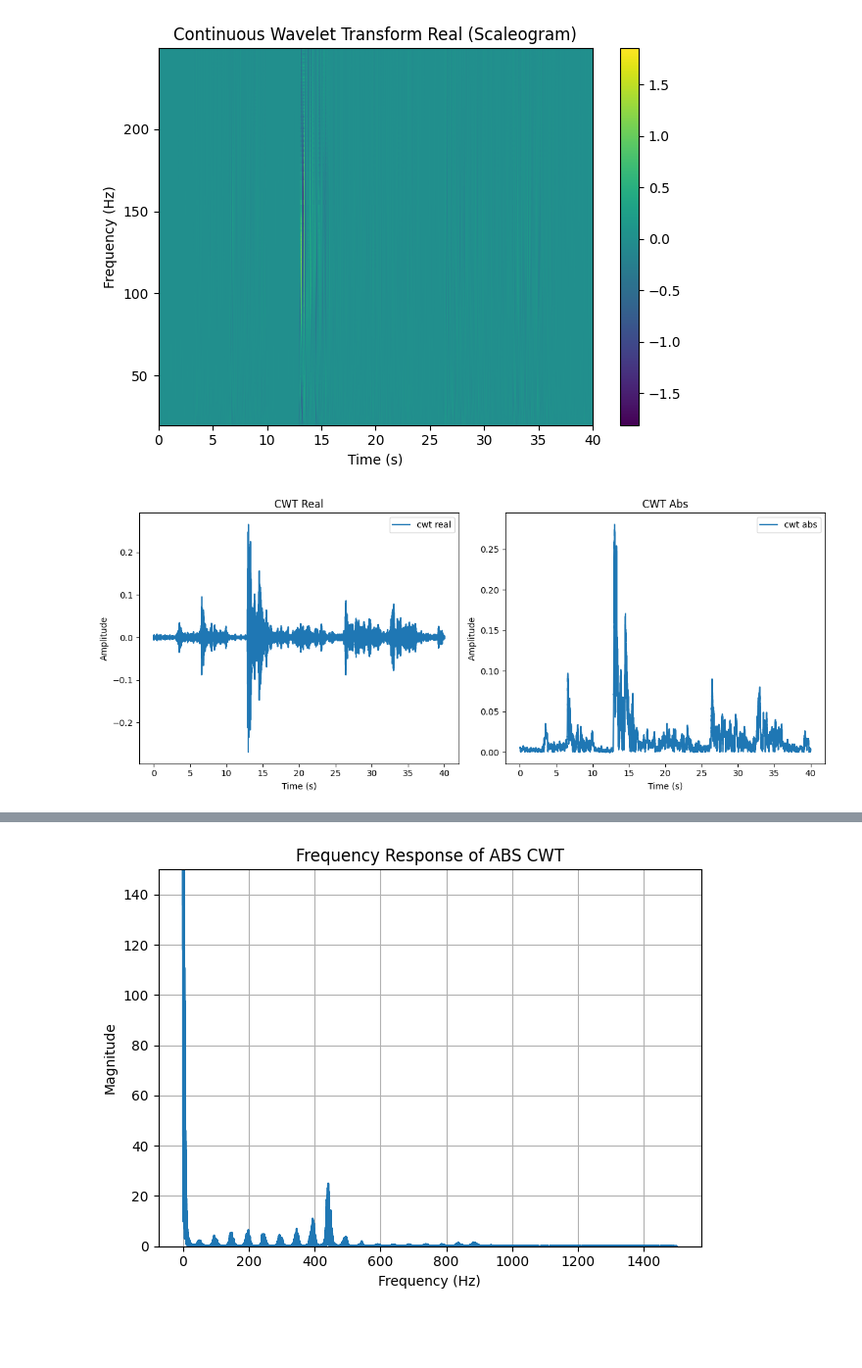
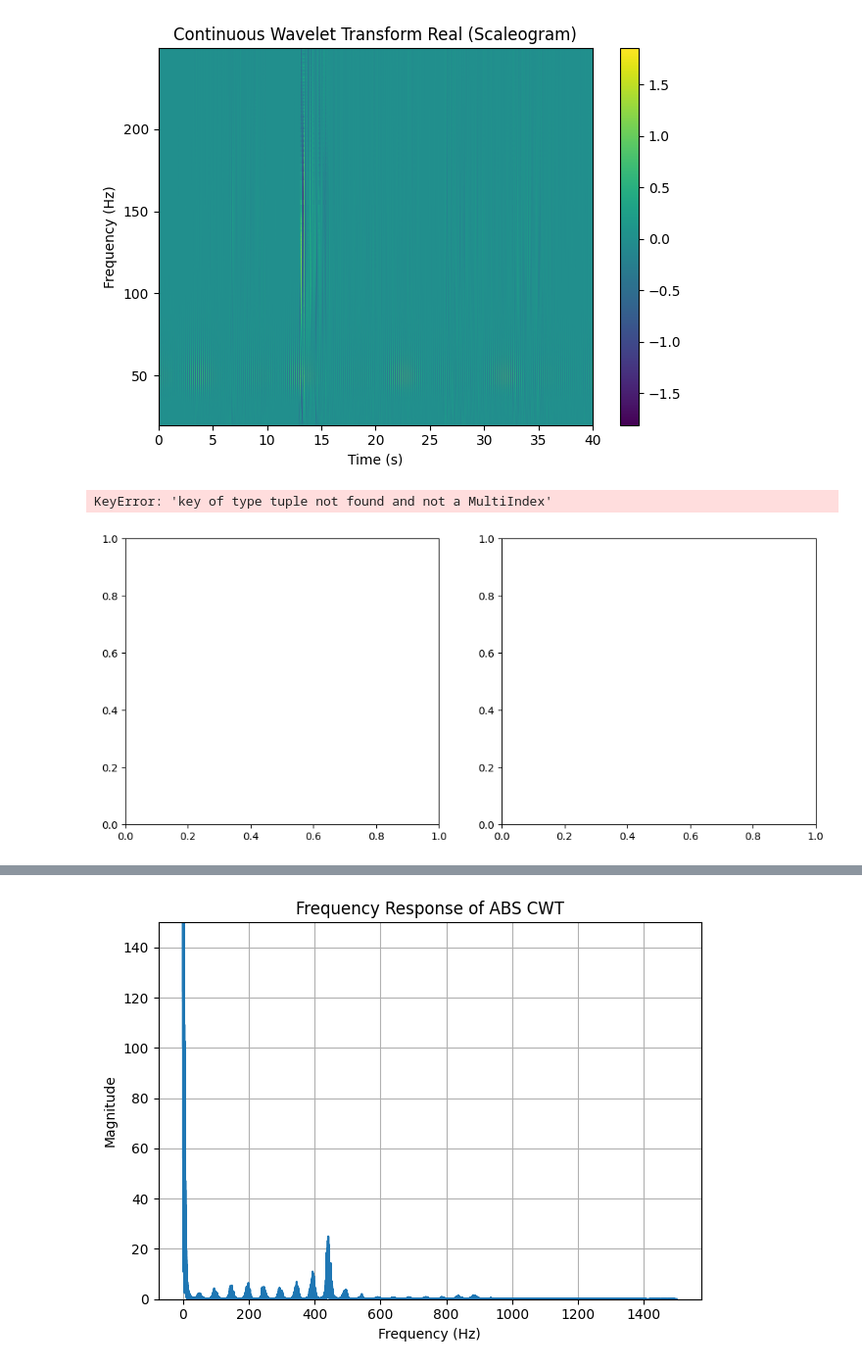
Before and after one commit to OlaffoJaszczur/CWT_magisterka, a Jupyter notebook: cwt_scale_surch.ipynb, the cells around one changed output, grey strips where cells are left out. Shown: that part at 98% size. Saved outputs shown, nothing was run; the diff lists cells and outputs as text; code cells hidden in the pictures; blank space fills up the shorter version.

```diff
--- a/cwt_scale_surch.ipynb
+++ b/cwt_scale_surch.ipynb
@@ -270,8 +270,8 @@ print(frequencies)
 # %% [markdown]
 Choose which signal to use
 # %%
-# signal = signal_with_powerline_interference
-signal = signal
+signal = signal_with_powerline_interference
+# signal = signal
 # %%
 '''
 coefs, frequencies = pywt.cwt(signal, scales, wavelet)
@@ -326,28 +326,35 @@ plt.show()
 # %% [output]
 [figure]
 # %%
+cwtmatr, freqs = pywt.cwt(signal, scales, wavelet, sampling_period=dt)
 
 # Graph of the cwt real and cwt abs side by side
 fig, axs = plt.subplots(1, 2, figsize=(12, 5))
 
+cwtmatr = cwtmatr[:-1,:-1]
+
+dt_time = df['Time (s)']
+print(dt_time[:-1,:-1]) # make it from the first and last sample!
+
 # Plot cwt real
-axs[0].plot(df['Time (s)'], np.real(cwtmatr[0, :]), label='cwt real')
+axs[0].plot(dt_time[:-1,:-1], np.real(cwtmatr[0, :]), label='cwt real')
 axs[0].set_title("CWT Real")
 axs[0].set_xlabel("Time (s)")
 axs[0].set_ylabel("Amplitude")
 axs[0].legend()
 
 # Plot cwt abs
 axs[1].plot(df['Time (s)'], np.abs(cwtmatr[0, :]), label='cwt abs')
 axs[1].set_title("CWT Abs")
 axs[1].set_xlabel("Time (s)")
 axs[1].set_ylabel("Amplitude")
 axs[1].legend()
 
 plt.tight_layout()
 plt.show()
 # %% [output]
+KeyError: 'key of type tuple not found and not a MultiIndex'
-[figure, old version]
+[figure, new version]
 # %%
 # fft of the real cwt
 n = len(np.real(cwtmatr[0,:]))
```
Also changed, not shown: parts of 4 cells of this notebook.
